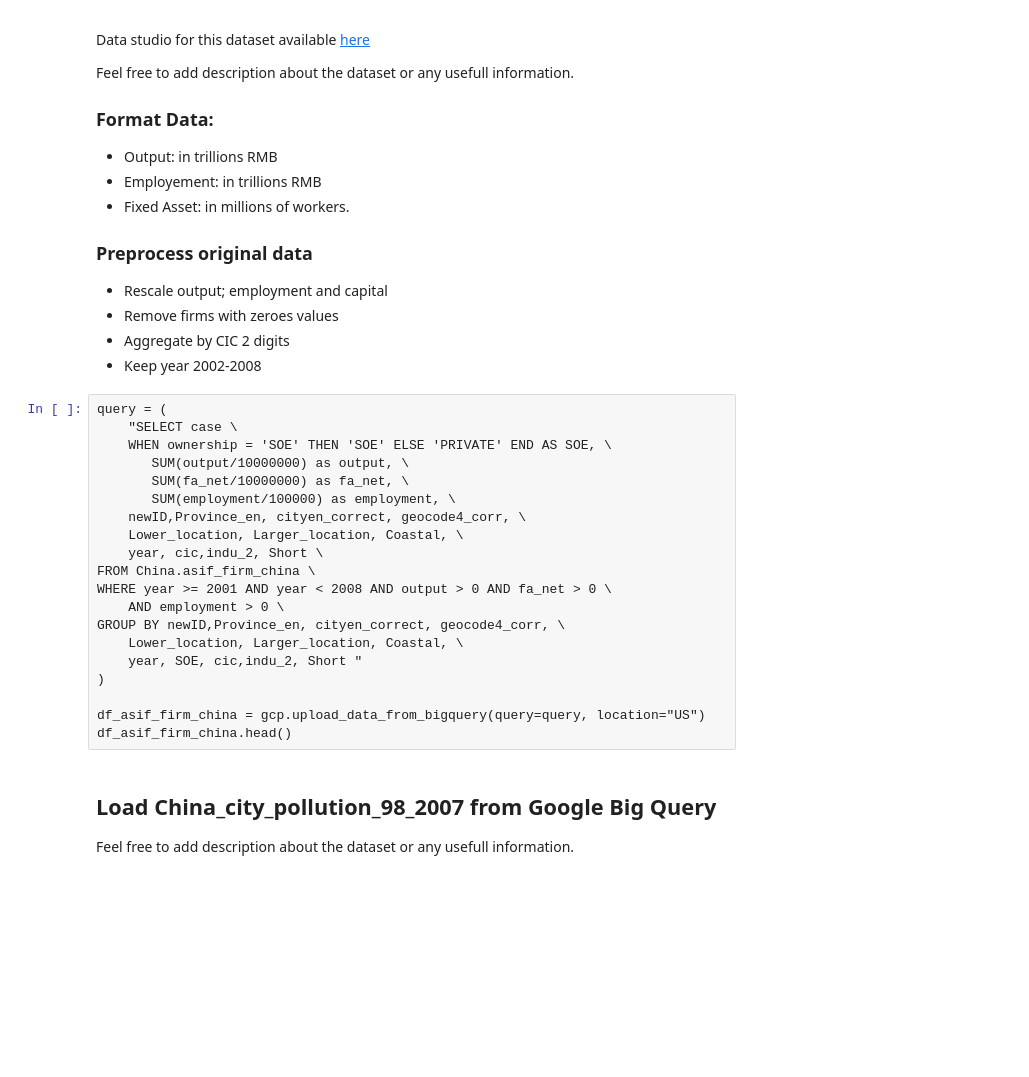
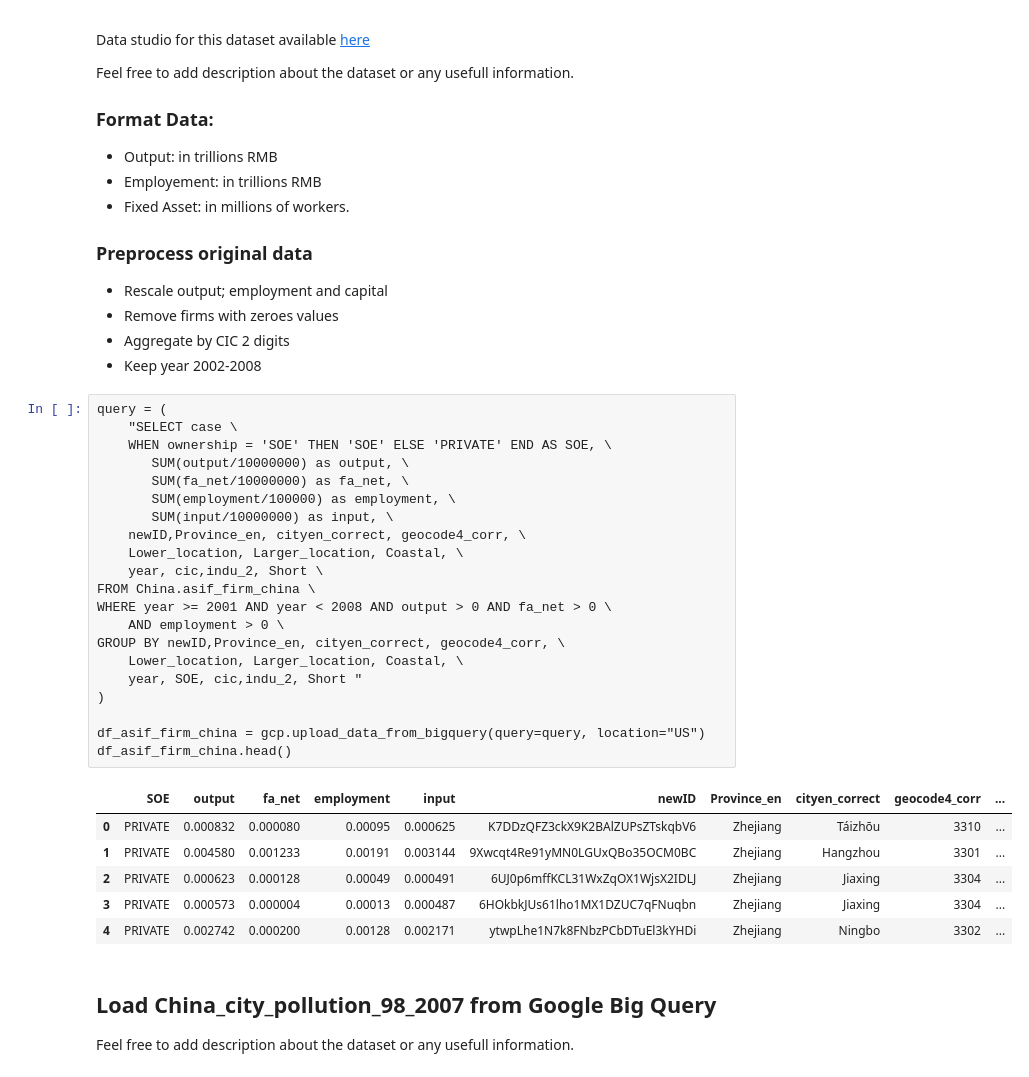
Before and after one commit to thomaspernet/SBC_pollution_China, a Jupyter notebook: Data_preprocessing/SBC_pollution_China_preprocessing.ipynb, the cells around one changed output. Cells and saved outputs as stored; diff of their text form; blank space fills up the shorter version.

```diff
--- a/Data_preprocessing/SBC_pollution_China_preprocessing.ipynb
+++ b/Data_preprocessing/SBC_pollution_China_preprocessing.ipynb
@@ -97,23 +105,31 @@ Feel free to add description about the dataset or any usefull information.
 # %%
 query = (
     "SELECT case \
     WHEN ownership = 'SOE' THEN 'SOE' ELSE 'PRIVATE' END AS SOE, \
        SUM(output/10000000) as output, \
        SUM(fa_net/10000000) as fa_net, \
        SUM(employment/100000) as employment, \
+       SUM(input/10000000) as input, \
     newID,Province_en, cityen_correct, geocode4_corr, \
     Lower_location, Larger_location, Coastal, \
     year, cic,indu_2, Short \
 FROM China.asif_firm_china \
 WHERE year >= 2001 AND year < 2008 AND output > 0 AND fa_net > 0 \
     AND employment > 0 \
 GROUP BY newID,Province_en, cityen_correct, geocode4_corr, \
     Lower_location, Larger_location, Coastal, \
     year, SOE, cic,indu_2, Short "
 )
 
 df_asif_firm_china = gcp.upload_data_from_bigquery(query=query, location="US")
 df_asif_firm_china.head()
+# %% [output]
+|  | SOE | output | fa_net | employment | input | newID | Province_en | cityen_correct | geocode4_corr | ... |
+| 0 | PRIVATE | 0.000832 | 0.000080 | 0.00095 | 0.000625 | K7DDzQFZ3ckX9K2BAlZUPsZTskqbV6 | Zhejiang | Táizhōu | 3310 | ... |
+| 1 | PRIVATE | 0.004580 | 0.001233 | 0.00191 | 0.003144 | 9Xwcqt4Re91yMN0LGUxQBo35OCM0BC | Zhejiang | Hangzhou | 3301 | ... |
+| 2 | PRIVATE | 0.000623 | 0.000128 | 0.00049 | 0.000491 | 6UJ0p6mffKCL31WxZqOX1WjsX2IDLJ | Zhejiang | Jiaxing | 3304 | ... |
+| 3 | PRIVATE | 0.000573 | 0.000004 | 0.00013 | 0.000487 | 6HOkbkJUs61lho1MX1DZUC7qFNuqbn | Zhejiang | Jiaxing | 3304 | ... |
+| 4 | PRIVATE | 0.002742 | 0.000200 | 0.00128 | 0.002171 | ytwpLhe1N7k8FNbzPCbDTuEl3kYHDi | Zhejiang | Ningbo | 3302 | ... |
 # %% [markdown]
 ## Load China_city_pollution_98_2007 from Google Big Query
 
```
Also changed, not shown: parts of 9 cells of this notebook, 1 other file.
